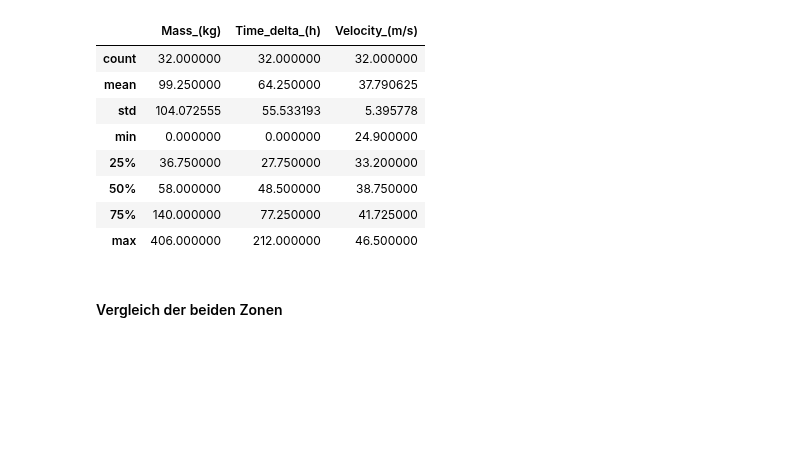
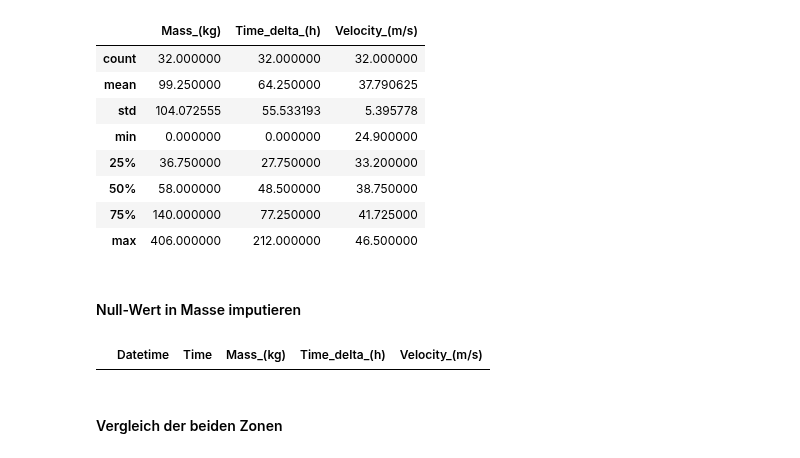
Before and after one commit to lhenchoz/cwm1, a Jupyter notebook: CWM1-Steinschlagrisiko.ipynb, the cells around one changed output. Saved outputs shown, nothing was run; the diff lists cells and outputs as text; code cells hidden in the pictures; blank space fills up the shorter version.

Commit message:
Null-Wert löschen

```diff
--- a/CWM1-Steinschlagrisiko.ipynb
+++ b/CWM1-Steinschlagrisiko.ipynb
@@ -168,3 +168,10 @@ df_area2.describe()
 | 50% | 58.000000 | 48.500000 | 38.750000 |
 | 75% | 140.000000 | 77.250000 | 41.725000 |
 | max | 406.000000 | 212.000000 | 46.500000 |
+# %% [markdown]
+#### Null-Wert in Masse imputieren
+# %%
+# Null-Werte anzeigen
+df_area2.loc[df_area2['Mass_(kg)'] == 0]
+# %% [output]
+|  | Datetime | Time | Mass_(kg) | Time_delta_(h) | Velocity_(m/s) |
```
Also changed, not shown: parts of 1 cell of this notebook.
